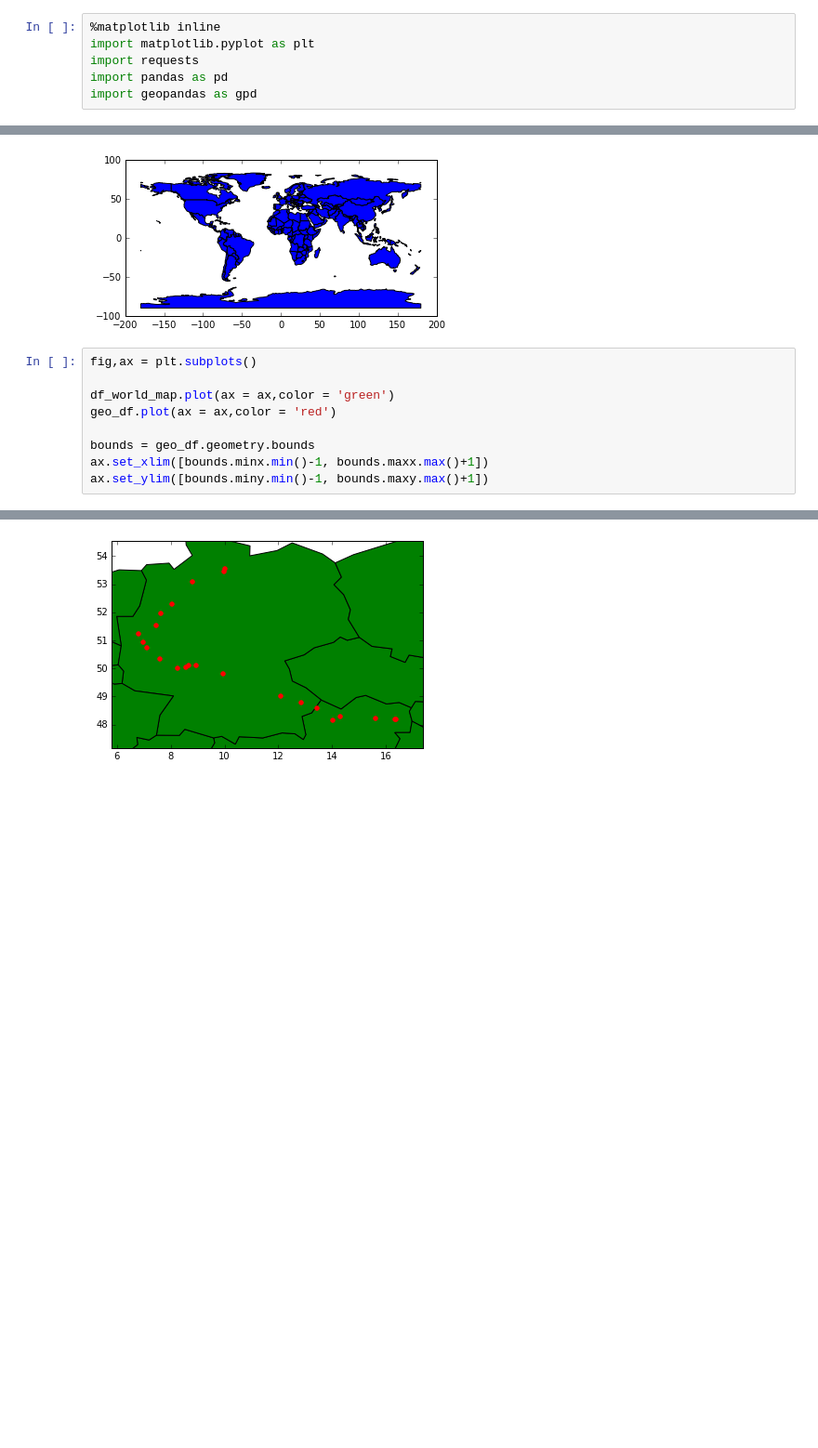
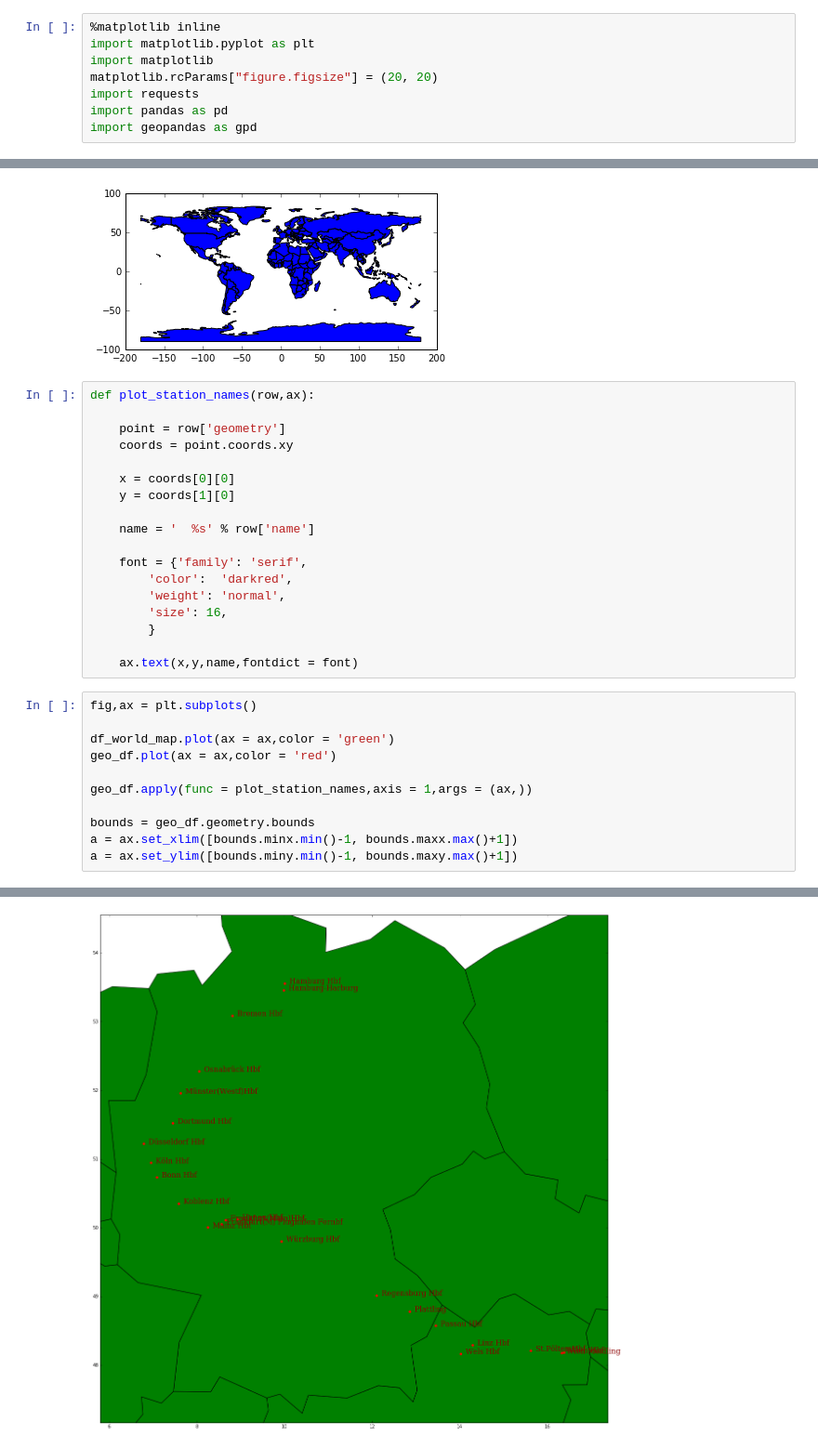
Before and after one commit to martinlarsalbert/TrainMap, a Jupyter notebook: API_test.ipynb, the cells around one changed output, grey strips where cells are left out. Shown: that part at 93% size. Cells and saved outputs as stored; diff of their text form; blank space fills up the shorter version.

Commit message:
Got statoion names in map

```diff
--- a/API_test.ipynb
+++ b/API_test.ipynb
@@ -1,6 +1,8 @@
 # %%
 %matplotlib inline
 import matplotlib.pyplot as plt
+import matplotlib
+matplotlib.rcParams["figure.figsize"] = (20, 20)
 import requests
 import pandas as pd
 import geopandas as gpd
@@ -155,13 +166,33 @@ df_world_map.plot()
 # %% [output]
 <matplotlib.axes._subplots.AxesSubplot at 0x...>
 [figure]
+# %%
+def plot_station_names(row,ax):
+
+    point = row['geometry']
+    coords = point.coords.xy
+
+    x = coords[0][0]
+    y = coords[1][0]
+
+    name = '  %s' % row['name']
+
+    font = {'family': 'serif',
+        'color':  'darkred',
+        'weight': 'normal',
+        'size': 16,
+        }
+
+    ax.text(x,y,name,fontdict = font)
 # %%
 fig,ax = plt.subplots()
 
 df_world_map.plot(ax = ax,color = 'green')
 geo_df.plot(ax = ax,color = 'red')
 
+geo_df.apply(func = plot_station_names,axis = 1,args = (ax,))
+
 bounds = geo_df.geometry.bounds
-ax.set_xlim([bounds.minx.min()-1, bounds.maxx.max()+1])
-ax.set_ylim([bounds.miny.min()-1, bounds.maxy.max()+1])
+a = ax.set_xlim([bounds.minx.min()-1, bounds.maxx.max()+1])
+a = ax.set_ylim([bounds.miny.min()-1, bounds.maxy.max()+1])
 # %% [output]
@@ -169 +199 @@ ax.set_ylim([bounds.miny.min()-1, bounds.maxy.max()+1])
-[figure, old version]
+[figure, new version]
```
Also changed, not shown: parts of 2 cells of this notebook.
